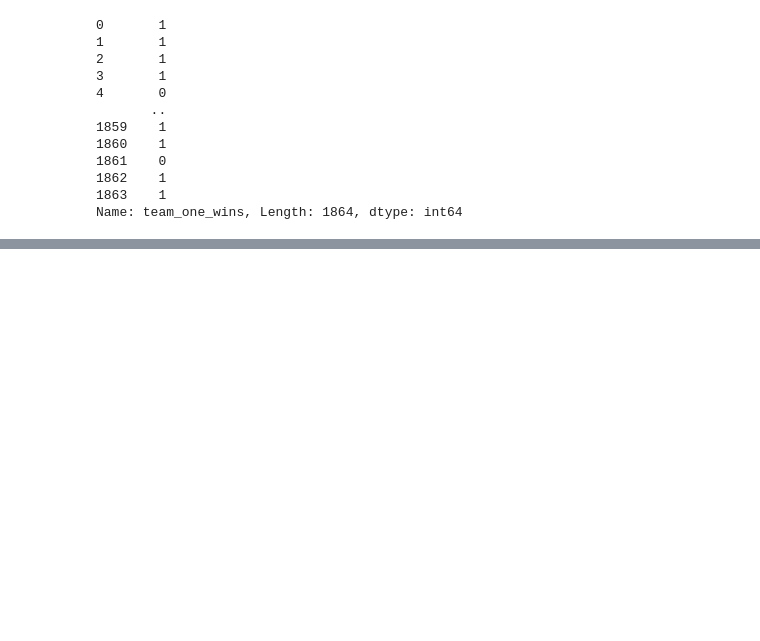
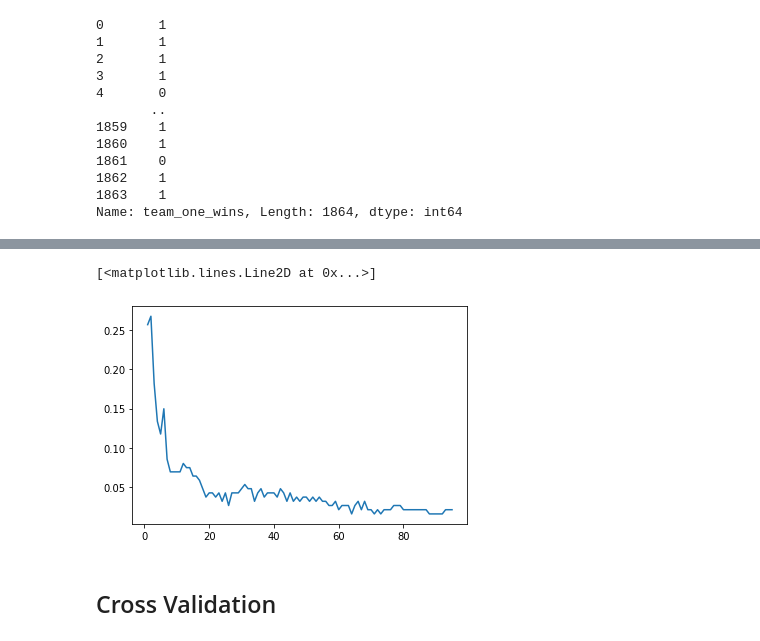
Before and after one commit to vibindi/march-madness-predictor-v1, a Jupyter notebook: model_creation_and_exploration.ipynb, the cells around one changed output, grey strips where cells are left out. Saved outputs shown, nothing was run; the diff lists cells and outputs as text; code cells hidden in the pictures; blank space fills up the shorter version.

Commit message:
finished model creation and exploration

```diff
--- a/model_creation_and_exploration.ipynb
+++ b/model_creation_and_exploration.ipynb
@@ -97,0 +114,2 @@ X_test.shape
+# %%
+X_test = scaler.transform(X_test)
@@ -97,0 +120,4 @@ X_test.shape
+# %%
+model = AdaBoostClassifier(n_estimators=18)
+# %%
+model.fit(X_train,y_train)
@@ -97,0 +177,11 @@ X_test.shape
+# %%
+error_rates = []
+
+for n in range(1,96):
+
+    model = AdaBoostClassifier(n_estimators=n)
+    model.fit(X_train,y_train)
+    preds = model.predict(X_test)
+    err = 1 - accuracy_score(y_test,preds)
+
+    error_rates.append(err)
@@ -97,0 +190,7 @@ X_test.shape
+# %%
+plt.plot(range(1,96),error_rates)
+# %% [output]
+[<matplotlib.lines.Line2D at 0x...>]
+[figure, added]
+# %% [markdown]
+## Cross Validation
```
Also changed, not shown: parts of 35 cells of this notebook, 1 other file.
